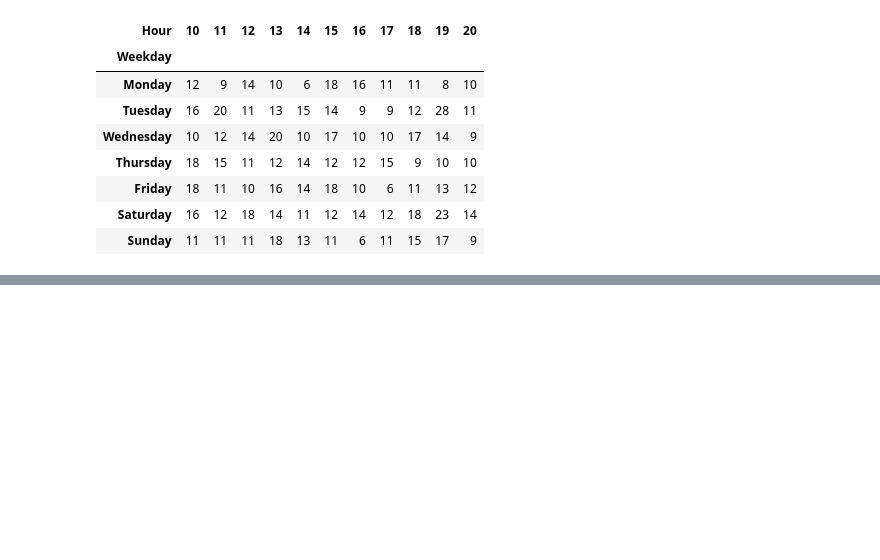
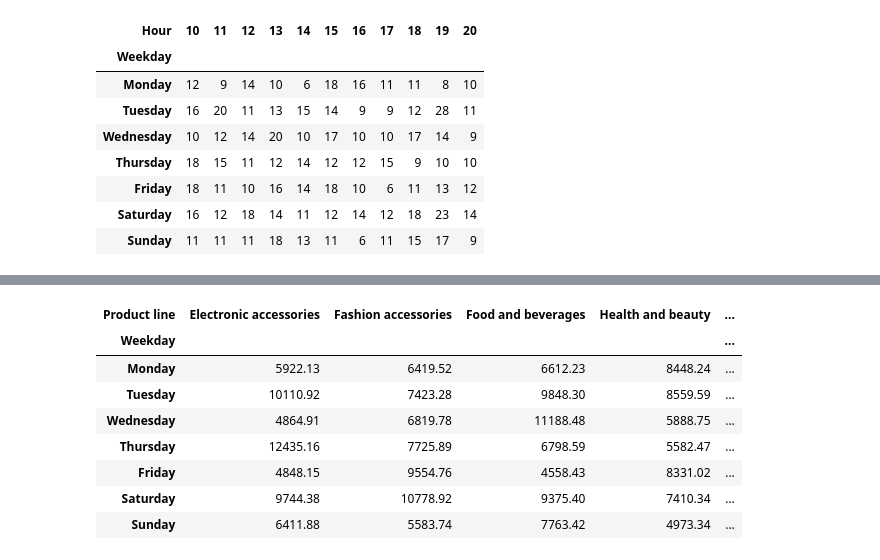
Before and after one commit to yarchi2k3/retail-analytics-dashboard, a Jupyter notebook: notebooks/retail_analysis.ipynb, the cells around one changed output, grey strips where cells are left out. Cells and saved outputs as stored; diff of their text form; code cells hidden in the pictures; blank space fills up the shorter version.

Commit message:
Investigate product lines customer types and branches

```diff
--- a/notebooks/retail_analysis.ipynb
+++ b/notebooks/retail_analysis.ipynb
@@ -218,0 +288,15 @@ df.groupby(["Weekday", "Hour"]).size().unstack(fill_value=0)
+# %%
+df.groupby(["Weekday", "Product line"])["Total"] \
+.sum() \
+.unstack() \
+.round(2)
+# %% [output]
+| Product line | Electronic accessories | Fashion accessories | Food and beverages | Health and beauty | ... |
+| Weekday |  |  |  |  | ... |
+| Monday | 5922.13 | 6419.52 | 6612.23 | 8448.24 | ... |
+| Tuesday | 10110.92 | 7423.28 | 9848.30 | 8559.59 | ... |
+| Wednesday | 4864.91 | 6819.78 | 11188.48 | 5888.75 | ... |
+| Thursday | 12435.16 | 7725.89 | 6798.59 | 5582.47 | ... |
+| Friday | 4848.15 | 9554.76 | 4558.43 | 8331.02 | ... |
+| Saturday | 9744.38 | 10778.92 | 9375.40 | 7410.34 | ... |
+| Sunday | 6411.88 | 5583.74 | 7763.42 | 4973.34 | ... |
```
Also changed, not shown: parts of 11 cells of this notebook.
